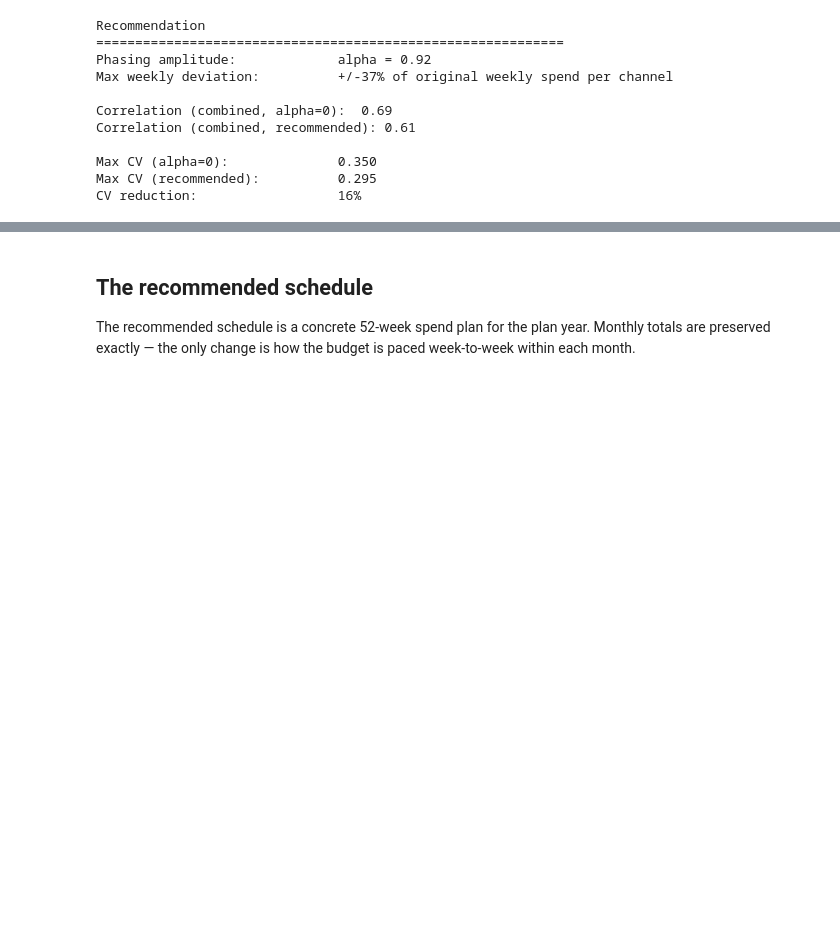
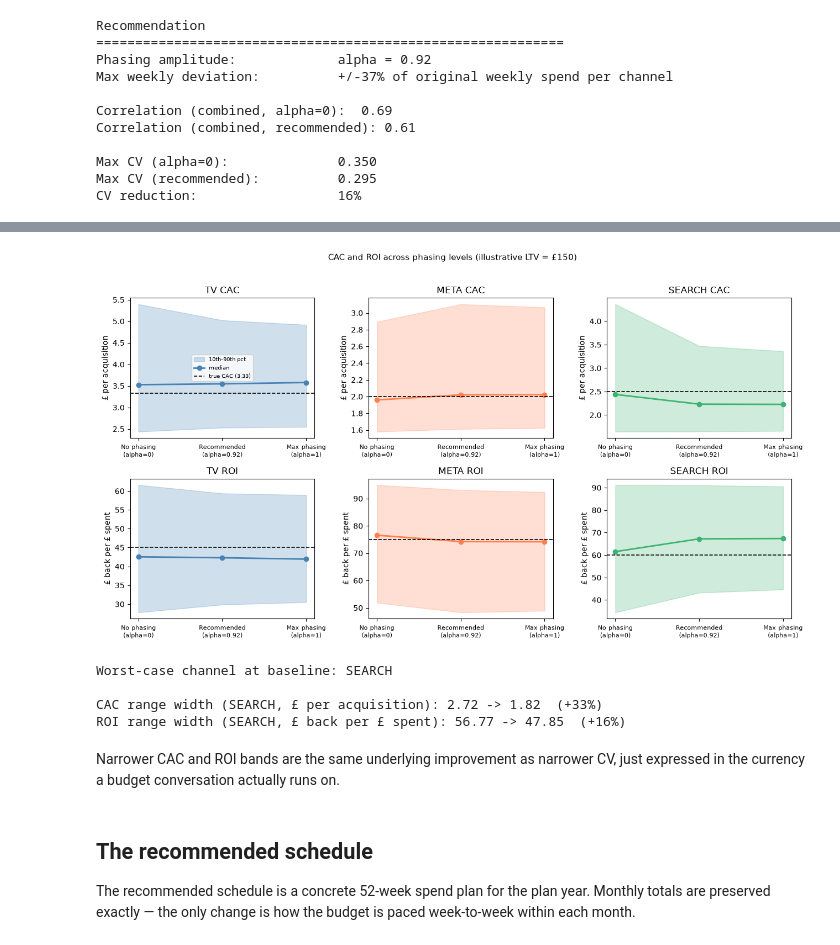
Before and after one commit to raz1470/how_wrong_is_your_mmm, a Jupyter notebook: notebooks/02_phaser_walkthrough.ipynb, the cells around one changed output, grey strips where cells are left out. Saved outputs shown, nothing was run; the diff lists cells and outputs as text; code cells hidden in the pictures; blank space fills up the shorter version.

```diff
--- a/notebooks/02_phaser_walkthrough.ipynb
+++ b/notebooks/02_phaser_walkthrough.ipynb
@@ -286,3 +292,82 @@ CV reduction:                  16%
+# %%
+value_per_unit = 150.0  # illustrative avg LTV per acquisition, same as notebook 01
+
+fig, axes = plt.subplots(2, 3, figsize=(13, 7), sharex=False)
+
+for col, ch in enumerate(plan.columns):
+    color = channel_colors[ch]
+    true_val_e = true_elasticities[ch]
+
+    ax = axes[0, col]
+    cac_by_label = {l: 1 / elast_data[l][ch] for l in labels}
+    medians = [float(np.median(cac_by_label[l])) for l in labels]
+    p10s = [float(np.percentile(cac_by_label[l], 10)) for l in labels]
+    p90s = [float(np.percentile(cac_by_label[l], 90)) for l in labels]
+    ax.fill_between(x, p10s, p90s, alpha=0.25, color=color, label="10th-90th pct")
+    ax.plot(x, medians, color=color, linewidth=2, marker="o", label="median")
+    ax.axhline(
+        1 / true_val_e,
+        color="black",
+        linestyle="--",
+        linewidth=1.2,
+        label=f"true CAC ({1 / true_val_e:.2f})",
+    )
+    ax.set_xticks(list(x))
+    ax.set_xticklabels(labels, fontsize=8)
+    ax.set_title(f"{ch.upper()} CAC")
+    ax.set_ylabel("\u00a3 per acquisition")
+    if col == 0:
+        ax.legend(fontsize=7)
+
+    ax = axes[1, col]
+    roi_by_label = {l: elast_data[l][ch] * value_per_unit for l in labels}
+    medians = [float(np.median(roi_by_label[l])) for l in labels]
+    p10s = [float(np.percentile(roi_by_label[l], 10)) for l in labels]
+    p90s = [float(np.percentile(roi_by_label[l], 90)) for l in labels]
+    ax.fill_between(x, p10s, p90s, alpha=0.25, color=color)
+    ax.plot(x, medians, color=color, linewidth=2, marker="o")
+    ax.axhline(true_val_e * value_per_unit, color="black", linestyle="--", linewidth=1.2)
+    ax.set_xticks(list(x))
+    ax.set_xticklabels(labels, fontsize=8)
+    ax.set_title(f"{ch.upper()} ROI")
+    ax.set_ylabel("\u00a3 back per \u00a3 spent")
+
+plt.suptitle(
+    f"CAC and ROI across phasing levels (illustrative LTV = \u00a3{value_per_unit:.0f})",
+    fontsize=11,
+    y=1.02,
+)
+plt.tight_layout()
+plt.show()
+# %% [output]
+[figure, added]
+# %%
+# Worst-case channel is the one BudgetPhaser actually optimises for (max CV).
+baseline_row = results.iloc[0]
+worst_channel = max(plan.columns, key=lambda ch: baseline_row[f"cv_{ch}"])
+print(f"Worst-case channel at baseline: {worst_channel.upper()}")
+print()
+
+for metric_name, transform, unit in [
+    ("CAC", lambda d: 1 / d, "\u00a3 per acquisition"),
+    ("ROI", lambda d: d * value_per_unit, "\u00a3 back per \u00a3 spent"),
+]:
+    base_draws = transform(elast_data[labels[0]][worst_channel])
+    rec_draws = transform(elast_data[labels[1]][worst_channel])
+    w_base = np.percentile(base_draws, 90) - np.percentile(base_draws, 10)
+    w_rec = np.percentile(rec_draws, 90) - np.percentile(rec_draws, 10)
+    change_pct = 100 * (w_base - w_rec) / w_base
+    print(
+        f"{metric_name} range width ({worst_channel.upper()}, {unit}): "
+        f"{w_base:.2f} -> {w_rec:.2f}  ({change_pct:+.0f}%)"
+    )
+# %% [output]
+Worst-case channel at baseline: SEARCH
+
+CAC range width (SEARCH, £ per acquisition): 2.72 -> 1.82  (+33%)
+ROI range width (SEARCH, £ back per £ spent): 56.77 -> 47.85  (+16%)
+# %% [markdown]
+Narrower CAC and ROI bands are the same underlying improvement as narrower CV, just expressed in the currency a budget conversation actually runs on.
 # %% [markdown]
 ## The recommended schedule
 
```
Also changed, not shown: parts of 1 cell of this notebook, 8 other files.
